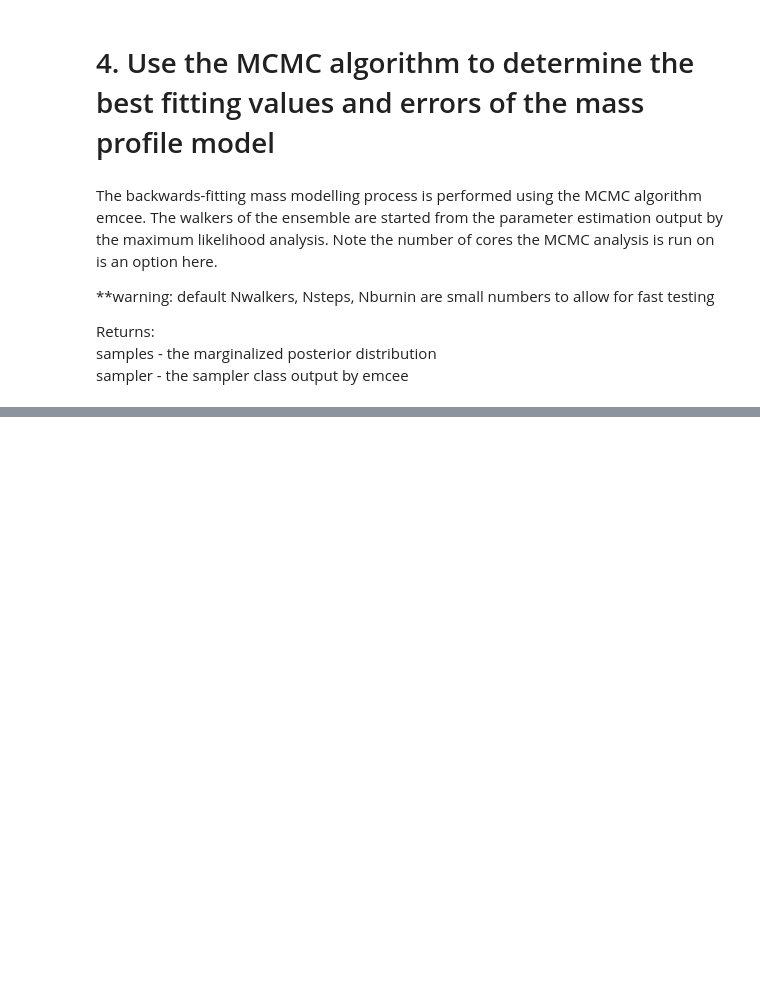
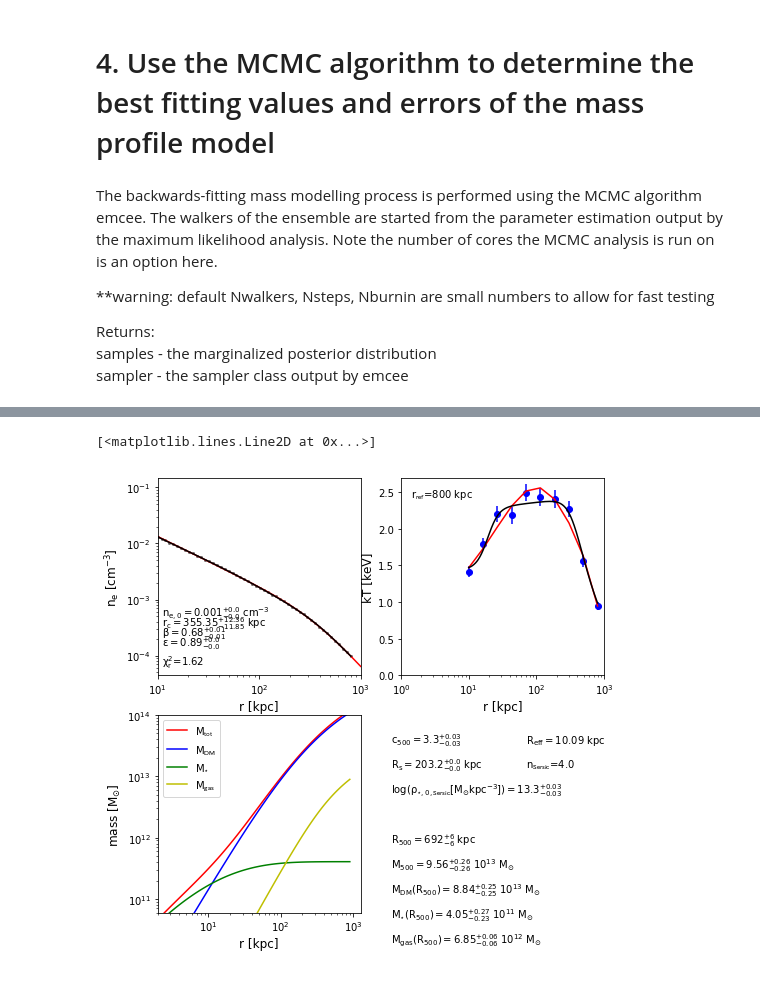
Before and after one commit to alishakundert/bmpmod, a Jupyter notebook: example.ipynb, the cells around one changed output, grey strips where cells are left out. Drawn from its saved outputs; the diff is of its cells as text; code cells hidden in the pictures; blank space fills up the shorter version.

```diff
--- a/example.ipynb
+++ b/example.ipynb
@@ -263,0 +233,15 @@ NameError: name 'samples' is not defined
+# %%
+#Summary plot: density profile, temperature profile, mass profile
+fig2 = plt_summary(ne_data, tspec_data, nemodel, mcmc_results, clustermeta)
+
+ax=fig2.add_subplot(2,2,1)
+xplot=np.logspace(np.log10(min(ne_data['radius'])),np.log10(800.),1000)
+plt.loglog(xplot,vikh_neprof(nemodel_vikh,xplot),'k')
+plt.xlim(xmin=min(ne_data['radius']))
+
+ax=fig2.add_subplot(2,2,2)
+xplot=np.logspace(np.log10(min(tspec_data['radius'])),np.log10(800.),1000)
+plt.semilogx(xplot,vikh_tprof(tmodel_vikh,xplot),'k-')
+# %% [output]
+[<matplotlib.lines.Line2D at 0x...>]
+[figure, added]
```
Also changed, not shown: parts of 21 cells of this notebook, 5 other files.
